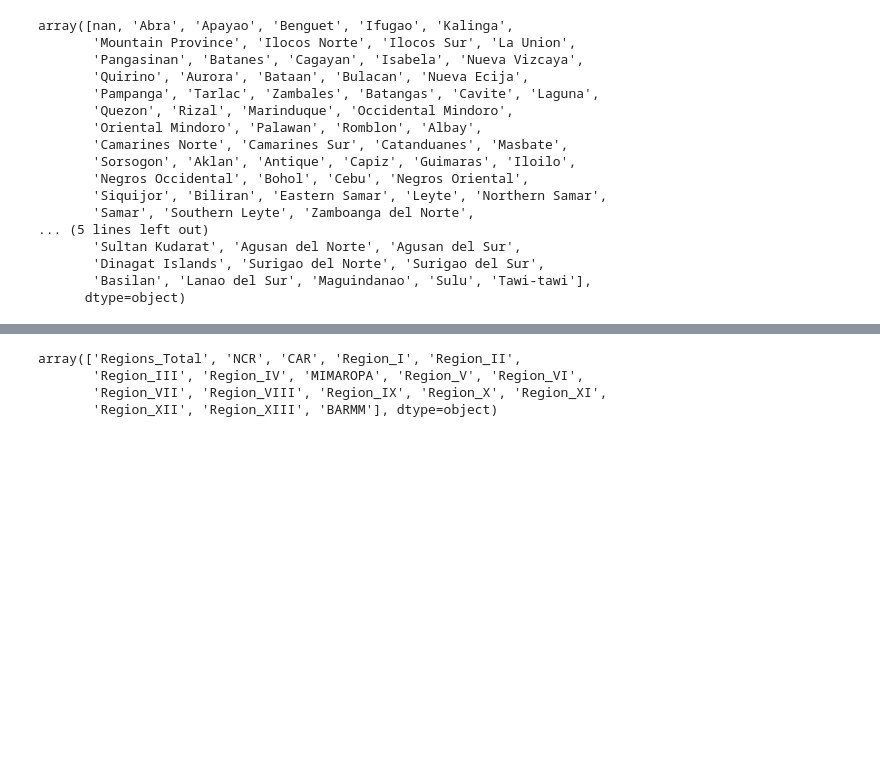
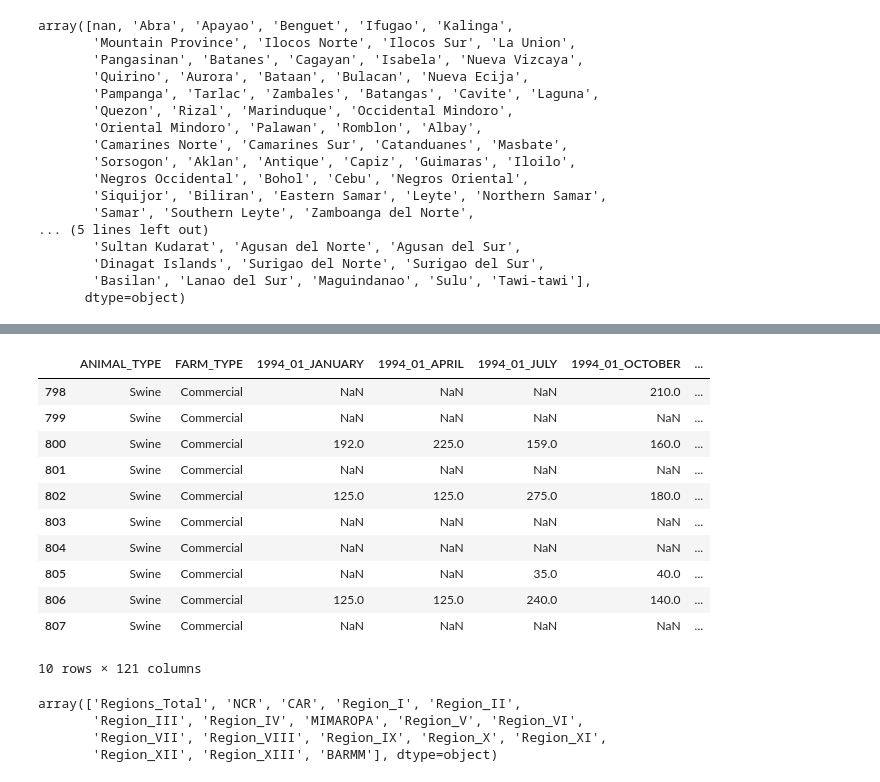
Before and after one commit to alpacaShiro/Livestock_Lifelines, a Jupyter notebook: Group2_4CSC_LivestockLifelines.ipynb, the cells around one changed output, grey strips where cells are left out. Saved outputs shown, nothing was run; the diff lists cells and outputs as text; code cells hidden in the pictures; blank space fills up the shorter version.

```diff
--- a/Group2_4CSC_LivestockLifelines.ipynb
+++ b/Group2_4CSC_LivestockLifelines.ipynb
@@ -542 +580,16 @@ df_livestock['PROVINCE'] = df_livestock['PROVINCE'].fillna('N/A')
+# %%
+df_livestock.tail(10)
+# %% [output]
+|  | ANIMAL_TYPE | FARM_TYPE | 1994_01_JANUARY | 1994_01_APRIL | 1994_01_JULY | 1994_01_OCTOBER | ... |
+| 798 | Swine | Commercial | NaN | NaN | NaN | 210.0 | ... |
+| 799 | Swine | Commercial | NaN | NaN | NaN | NaN | ... |
+| 800 | Swine | Commercial | 192.0 | 225.0 | 159.0 | 160.0 | ... |
+| 801 | Swine | Commercial | NaN | NaN | NaN | NaN | ... |
+| 802 | Swine | Commercial | 125.0 | 125.0 | 275.0 | 180.0 | ... |
+| 803 | Swine | Commercial | NaN | NaN | NaN | NaN | ... |
+| 804 | Swine | Commercial | NaN | NaN | NaN | NaN | ... |
+| 805 | Swine | Commercial | NaN | NaN | 35.0 | 40.0 | ... |
+| 806 | Swine | Commercial | 125.0 | 125.0 | 240.0 | 140.0 | ... |
+| 807 | Swine | Commercial | NaN | NaN | NaN | NaN | ... |
+10 rows × 121 columns
 # %%
```
Also changed, not shown: parts of 40 cells of this notebook.
